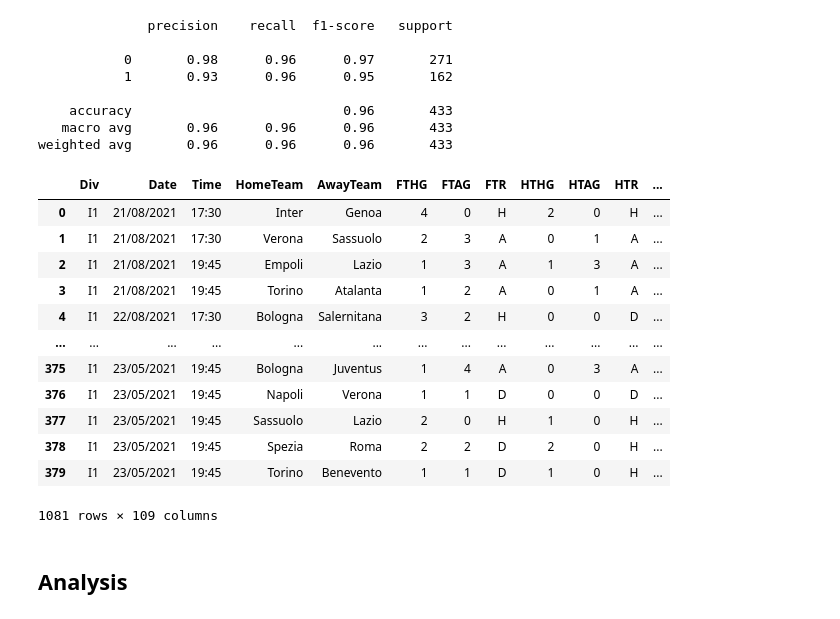
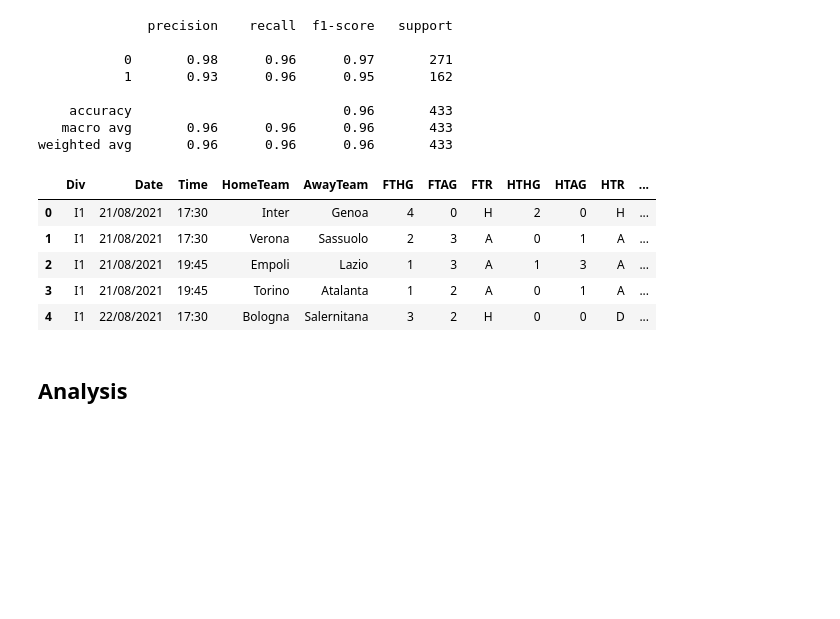
Before and after one commit to lorenzo-arcioni/soccer_stats, a Jupyter notebook: Serie-A_stats.ipynb, the cells around one changed output. Drawn from its saved outputs; the diff is of its cells as text; code cells hidden in the pictures; blank space fills up the shorter version.

```diff
--- a/Serie-A_stats.ipynb
+++ b/Serie-A_stats.ipynb
@@ -304,22 +289,15 @@ weighted avg       0.96      0.96      0.96       433
 # %%
 import pickle as pk
 pk.dump(clf, open("model.sav", 'wb'))
-# %%
-display_all(df)
-# %% [output]
-|  | Div | Date | Time | HomeTeam | AwayTeam | FTHG | FTAG | FTR | HTHG | HTAG | HTR | ... |
-| 0 | I1 | 21/08/2021 | 17:30 | Inter | Genoa | 4 | 0 | H | 2 | 0 | H | ... |
-| 1 | I1 | 21/08/2021 | 17:30 | Verona | Sassuolo | 2 | 3 | A | 0 | 1 | A | ... |
-| 2 | I1 | 21/08/2021 | 19:45 | Empoli | Lazio | 1 | 3 | A | 1 | 3 | A | ... |
-| 3 | I1 | 21/08/2021 | 19:45 | Torino | Atalanta | 1 | 2 | A | 0 | 1 | A | ... |
-| 4 | I1 | 22/08/2021 | 17:30 | Bologna | Salernitana | 3 | 2 | H | 0 | 0 | D | ... |
-| ... | ... | ... | ... | ... | ... | ... | ... | ... | ... | ... | ... | ... |
-| 375 | I1 | 23/05/2021 | 19:45 | Bologna | Juventus | 1 | 4 | A | 0 | 3 | A | ... |
-| 376 | I1 | 23/05/2021 | 19:45 | Napoli | Verona | 1 | 1 | D | 0 | 0 | D | ... |
-| 377 | I1 | 23/05/2021 | 19:45 | Sassuolo | Lazio | 2 | 0 | H | 1 | 0 | H | ... |
-| 378 | I1 | 23/05/2021 | 19:45 | Spezia | Roma | 2 | 2 | D | 2 | 0 | H | ... |
-| 379 | I1 | 23/05/2021 | 19:45 | Torino | Benevento | 1 | 1 | D | 1 | 0 | H | ... |
-1081 rows × 109 columns
+# %%
+df.head()
+# %% [output]
+|  | Div | Date | Time | HomeTeam | AwayTeam | FTHG | FTAG | FTR | HTHG | HTAG | HTR | ... |
+| 0 | I1 | 21/08/2021 | 17:30 | Inter | Genoa | 4 | 0 | H | 2 | 0 | H | ... |
+| 1 | I1 | 21/08/2021 | 17:30 | Verona | Sassuolo | 2 | 3 | A | 0 | 1 | A | ... |
+| 2 | I1 | 21/08/2021 | 19:45 | Empoli | Lazio | 1 | 3 | A | 1 | 3 | A | ... |
+| 3 | I1 | 21/08/2021 | 19:45 | Torino | Atalanta | 1 | 2 | A | 0 | 1 | A | ... |
+| 4 | I1 | 22/08/2021 | 17:30 | Bologna | Salernitana | 3 | 2 | H | 0 | 0 | D | ... |
 # %% [markdown]
 ## Analysis
 # %%
```
Also changed, not shown: parts of 21 cells of this notebook.
